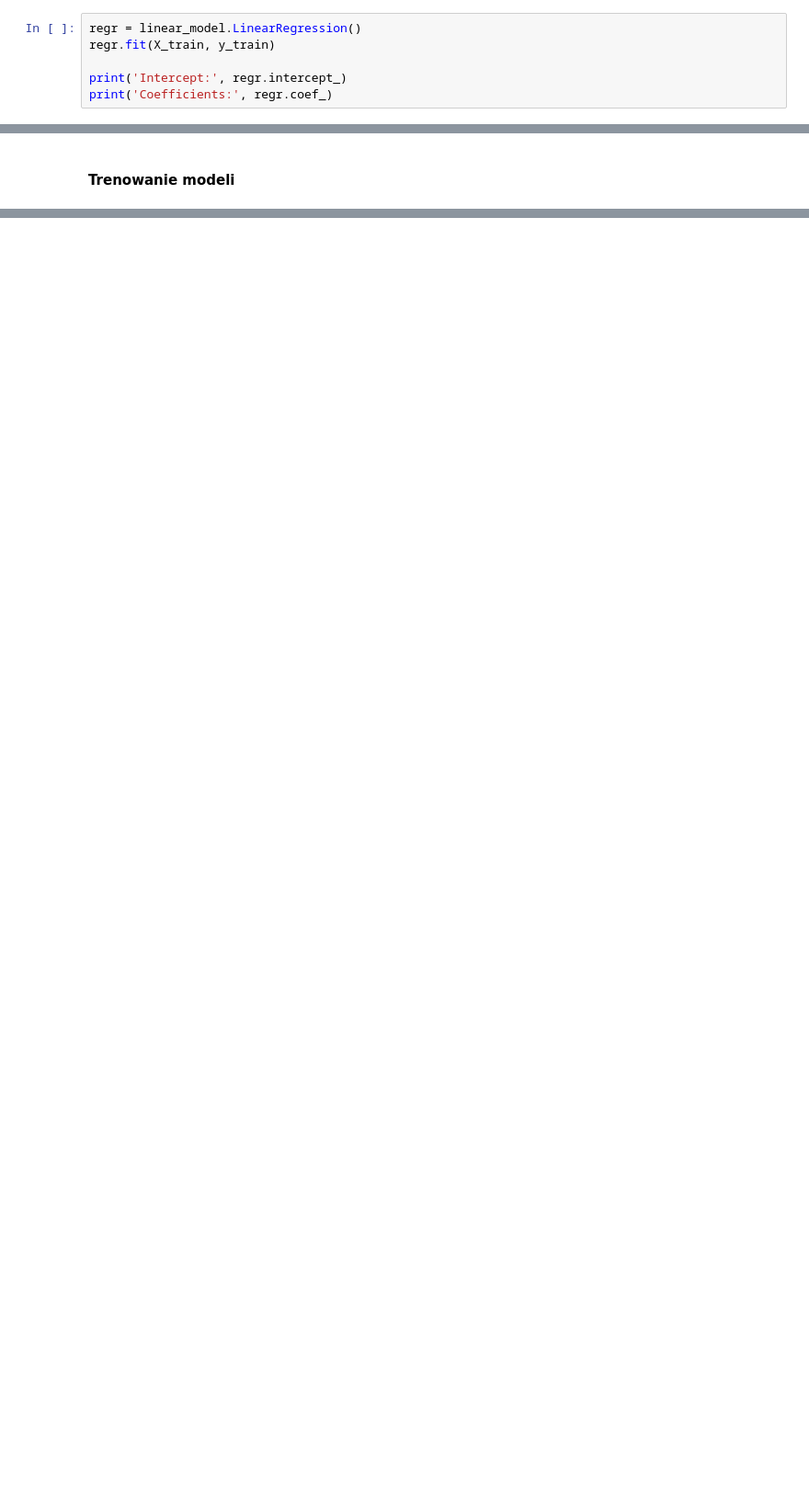
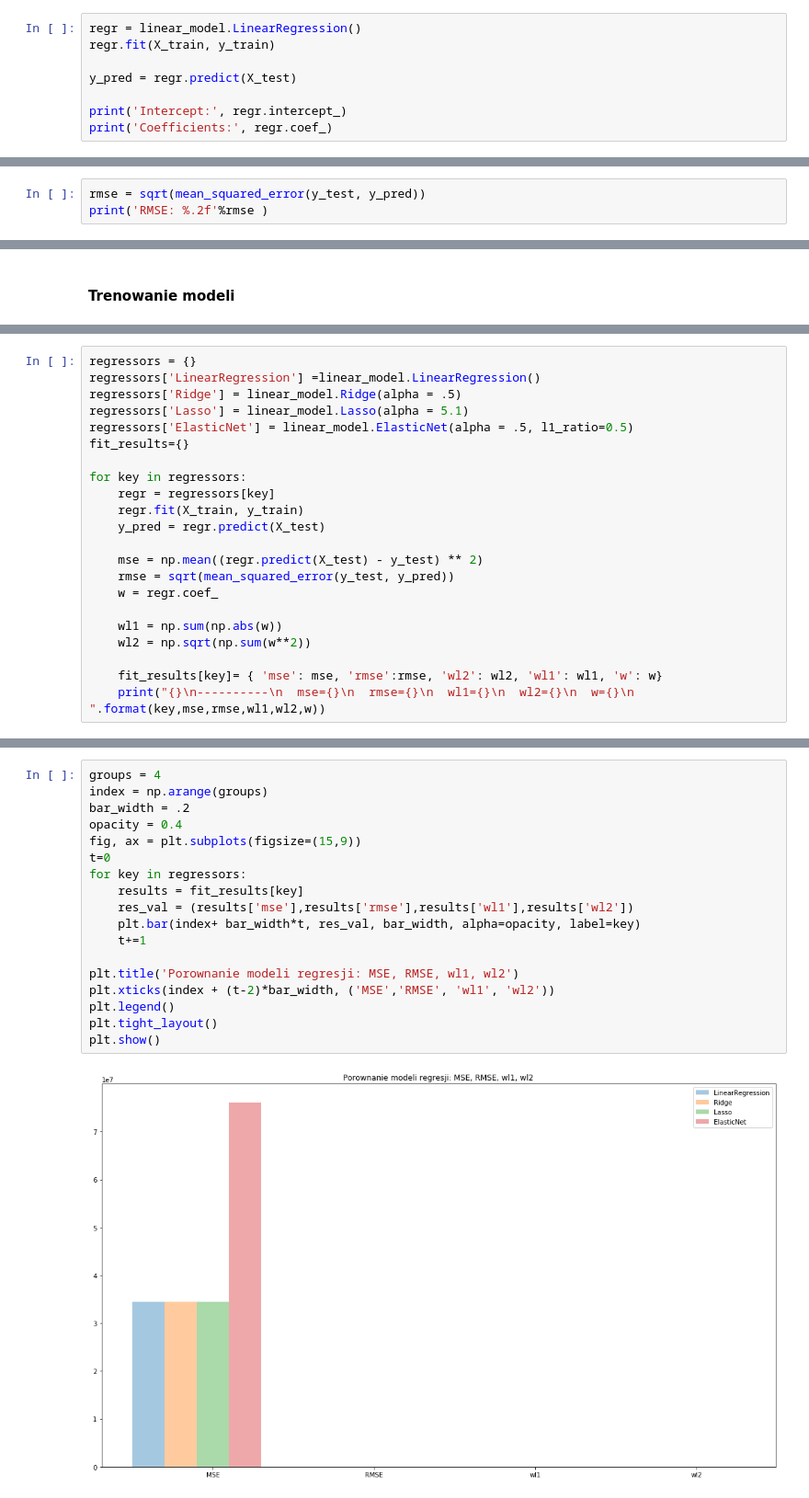
Before and after one commit to basiuunia/Python, a Jupyter notebook: Regression/Regresja liniowa.ipynb, the cells around one changed output, grey strips where cells are left out. Shown at 92% size. Drawn from its saved outputs; the diff is of its cells as text; blank space fills up the shorter version.

Commit message:
Add different types of regression

```diff
--- a/Regression/Regresja liniowa.ipynb
+++ b/Regression/Regresja liniowa.ipynb
@@ -117,6 +127,8 @@ memory usage: 24.2 KB
 regr = linear_model.LinearRegression()
 regr.fit(X_train, y_train)
 
+y_pred = regr.predict(X_test)
+
 print('Intercept:', regr.intercept_)
 print('Coefficients:', regr.coef_)
 # %% [output]
@@ -138,0 +162,3 @@ Charges dla niepalącej kobiety o bmi 27,7 posiadającej 1 dziecko i mieszkając
+# %%
+rmse = sqrt(mean_squared_error(y_test, y_pred))
+print('RMSE: %.2f'%rmse )
@@ -140,0 +174,22 @@ Charges dla niepalącej kobiety o bmi 27,7 posiadającej 1 dziecko i mieszkając
+# %%
+regressors = {}
+regressors['LinearRegression'] =linear_model.LinearRegression()
+regressors['Ridge'] = linear_model.Ridge(alpha = .5)
+regressors['Lasso'] = linear_model.Lasso(alpha = 5.1)
+regressors['ElasticNet'] = linear_model.ElasticNet(alpha = .5, l1_ratio=0.5)
+fit_results={}
+
+for key in regressors:
+    regr = regressors[key]
+    regr.fit(X_train, y_train)
+    y_pred = regr.predict(X_test)
+
+    mse = np.mean((regr.predict(X_test) - y_test) ** 2)
+    rmse = sqrt(mean_squared_error(y_test, y_pred))
+    w = regr.coef_
+
+    wl1 = np.sum(np.abs(w))
+    wl2 = np.sqrt(np.sum(w**2))
+
+    fit_results[key]= { 'mse': mse, 'rmse':rmse, 'wl2': wl2, 'wl1': wl1, 'w': w}
+    print("{}\n----------\n  mse={}\n  rmse={}\n  wl1={}\n  wl2={}\n  w={}\n ".format(key,mse,rmse,wl1,wl2,w))
@@ -140,0 +214,20 @@ Charges dla niepalącej kobiety o bmi 27,7 posiadającej 1 dziecko i mieszkając
+# %%
+groups = 4
+index = np.arange(groups)
+bar_width = .2
+opacity = 0.4
+fig, ax = plt.subplots(figsize=(15,9))
+t=0
+for key in regressors:
+    results = fit_results[key]
+    res_val = (results['mse'],results['rmse'],results['wl1'],results['wl2'])
+    plt.bar(index+ bar_width*t, res_val, bar_width, alpha=opacity, label=key)
+    t+=1
+
+plt.title('Porownanie modeli regresji: MSE, RMSE, wl1, wl2')
+plt.xticks(index + (t-2)*bar_width, ('MSE','RMSE', 'wl1', 'wl2'))
+plt.legend()
+plt.tight_layout()
+plt.show()
+# %% [output]
+[figure, added]
```
Also changed, not shown: parts of 11 cells of this notebook.
